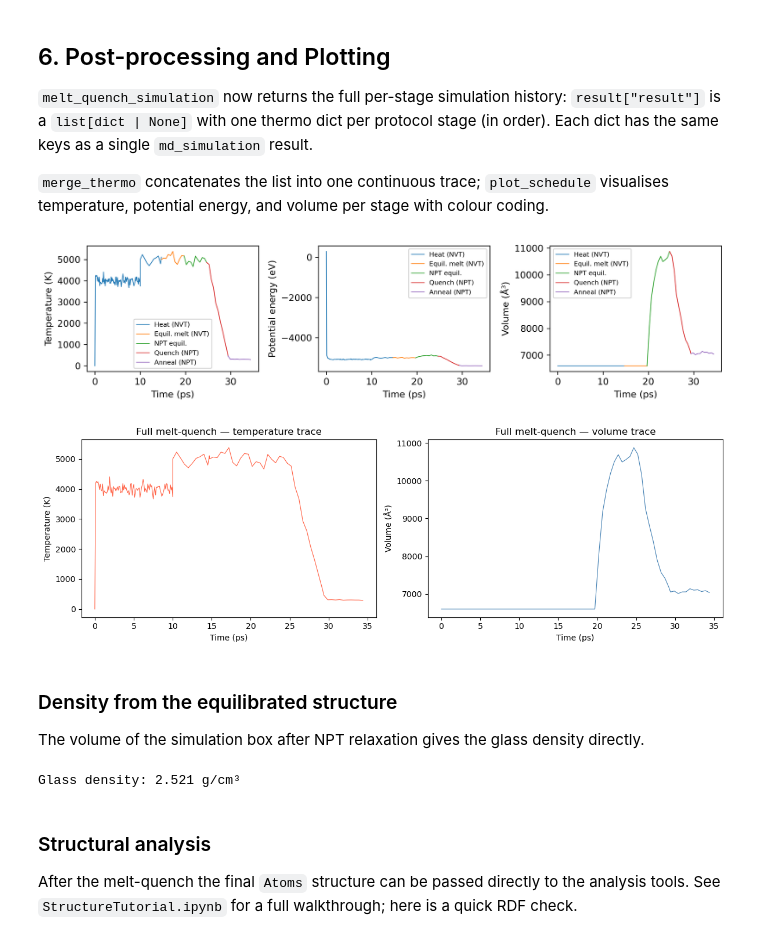
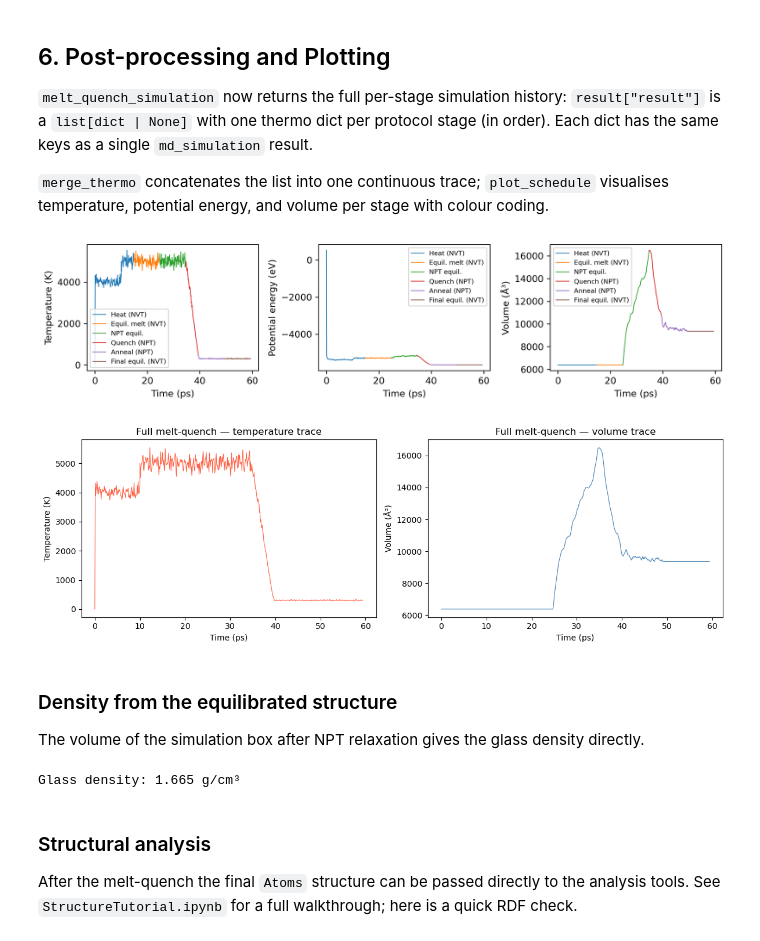
Before and after one commit to glasagent/amorphouspy, a Jupyter notebook: notebooks/MeltquenchTutorial.ipynb, the cells around one changed output. Drawn from its saved outputs; the diff is of its cells as text; code cells hidden in the pictures.

```diff
--- a/notebooks/MeltquenchTutorial.ipynb
+++ b/notebooks/MeltquenchTutorial.ipynb
@@ -451,9 +454,8 @@ PMMCS PPPM:     kspace_style pppm 1e-06
 # The table files encode V(r) and F(r) on a fine grid for each pair
 
 # Use a borosilicate composition to exercise the B parameters
-struct_dict_bs = am.get_structure_dict(
-    {"Na2O": 0.1, "CaO": 0.05, "B2O3": 0.10, "Al2O3": 0.05, "SiO2": 0.7}, target_atoms=300
-)
+struct_dict_bs = am.get_structure_dict({"Na2O": 0.15, "B2O3": 0.15, "SiO2": 0.7}, target_atoms=500)
+atoms = am.get_ase_structure(struct_dict_bs)
 potential_shik = generate_potential(struct_dict_bs, potential_type="shik", melt=True)
 print(potential_shik[["Name", "Model", "Species"]])
 print()
@@ -540,8 +542,8 @@ result = am.melt_quench_simulation(
     timestep=1.0,
     heating_rate=1e15,  # fast for demonstration
     cooling_rate=1e15,
-    n_print=500,
-    equilibration_steps=5000,  # override protocol defaults — production: remove this line
+    n_print=100,
+    equilibration_steps=10000,  # override protocol defaults — production: remove this line
     seed=42,
 )
 
@@ -657,29 +677,36 @@ def plot_schedule(history: list[dict], labels: list[str] | None = None, timestep
     plt.show()
 # %%
 # Per-stage view — each stage has its own colour
-shik_stage_labels = ["Heat (NVT)", "Equil. melt (NVT)", "NPT equil.", "Quench (NPT)", "Anneal (NPT)"]
+shik_stage_labels = [
+    "Heat (NVT)",
+    "Equil. melt (NVT)",
+    "NPT equil.",
+    "Quench (NPT)",
+    "Anneal (NPT)",
+    "Final equil. (NVT)",
+]
 plot_schedule(history, labels=shik_stage_labels)
 
 # Continuous trace using merge_thermo
 merged = merge_thermo(history)
 time_ps = merged["steps"] * 1e-3  # 1 fs timestep → ps
 
 _fig, axes = plt.subplots(1, 2, figsize=(12, 4))
 axes[0].plot(time_ps, merged["temperature"], lw=0.8, color="tomato")
 axes[0].set_xlabel("Time (ps)")
 axes[0].set_ylabel("Temperature (K)")
 axes[0].set_title("Full melt-quench — temperature trace")
 
 axes[1].plot(time_ps, merged["volume"], lw=0.8, color="steelblue")
 axes[1].set_xlabel("Time (ps)")
 axes[1].set_ylabel("Volume (Å³)")
 axes[1].set_title("Full melt-quench — volume trace")
 
 plt.tight_layout()
 plt.show()
 # %% [output]
-[figure, old version]
+[figure, new version]
-[figure, old version]
+[figure, new version]
 # %% [markdown]
 ### Density from the equilibrated structure
 
@@ -692,15 +719,13 @@ def compute_density(structure):
     """Density in g/cm³ from an ASE Atoms object."""
     mass_amu = sum(atomic_masses[n] for n in structure.get_atomic_numbers())
     volume_A3 = structure.get_volume()
-    mass_g = mass_amu * 1.66054e-24
-    volume_cm3 = volume_A3 * 1e-24
-    return mass_g / volume_cm3
+    return (mass_amu * 1.66054e-24) / (volume_A3 * 1e-24)
 
 
 rho = compute_density(glass)
 print(f"Glass density: {rho:.3f} g/cm³")
 # %% [output]
-Glass density: 2.521 g/cm³
+Glass density: 1.665 g/cm³
 # %% [markdown]
 ### Structural analysis
 
```
Also changed, not shown: parts of 8 cells of this notebook, 28 other files.
